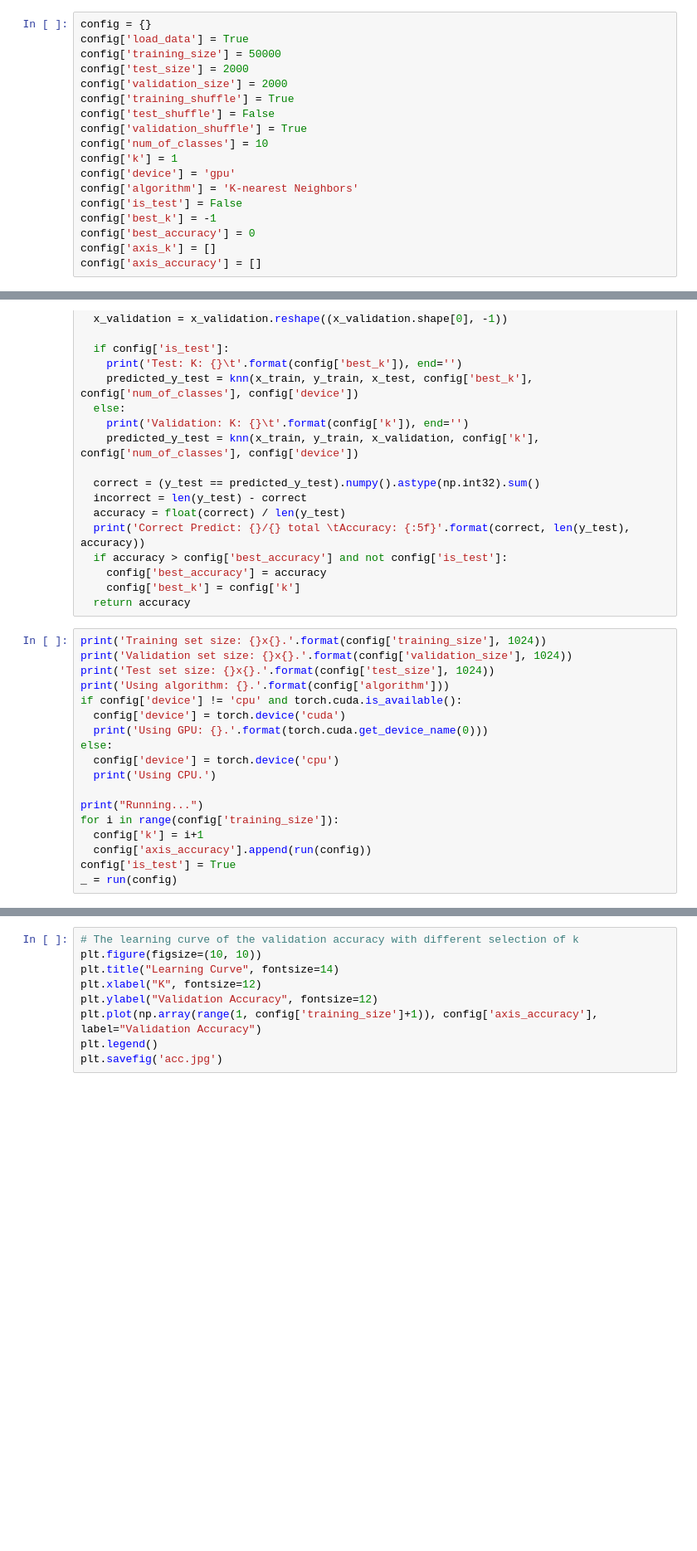
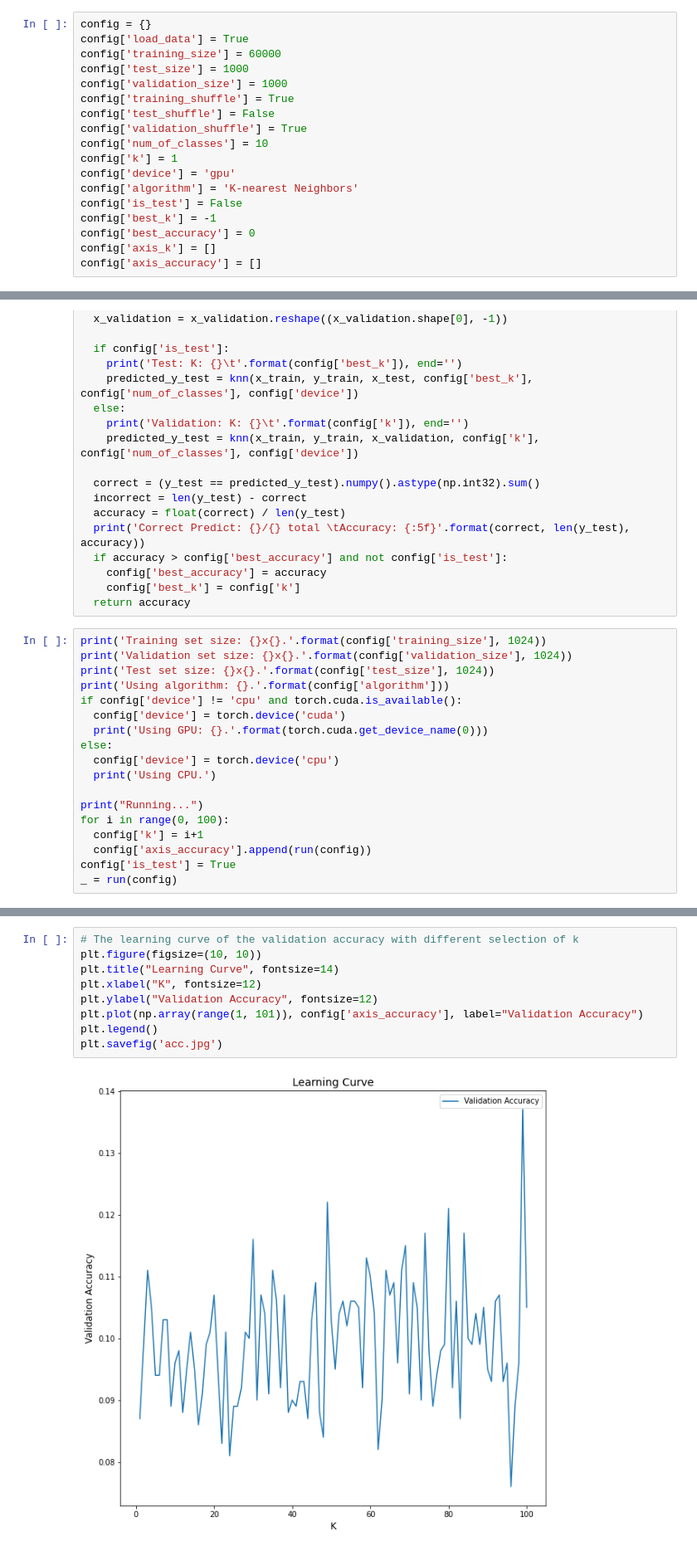
Before and after one commit to AcidCannon/CMPUT466-Mini-project, a Jupyter notebook: task1.ipynb, the cells around one changed output, grey strips where cells are left out. Shown at 83% size. Drawn from its saved outputs; the diff is of its cells as text; blank space fills up the shorter version.

```diff
--- a/task1.ipynb
+++ b/task1.ipynb
@@ -8,9 +8,9 @@ import matplotlib.pyplot as plt
 # %%
 config = {}
 config['load_data'] = True
-config['training_size'] = 50000
-config['test_size'] = 2000
-config['validation_size'] = 2000
+config['training_size'] = 60000
+config['test_size'] = 1000
+config['validation_size'] = 1000
 config['training_shuffle'] = True
 config['test_shuffle'] = False
 config['validation_shuffle'] = True
@@ -127,7 +127,7 @@ else:
   print('Using CPU.')
 
 print("Running...")
-for i in range(config['training_size']):
+for i in range(0, 100):
   config['k'] = i+1
   config['axis_accuracy'].append(run(config))
 config['is_test'] = True
@@ -161,9 +161,11 @@ Validation: K: 108      Correct Predict: 100/1000 total         Accuracy: 0.1000
 # %%
 # The learning curve of the validation accuracy with different selection of k
 plt.figure(figsize=(10, 10))
 plt.title("Learning Curve", fontsize=14)
 plt.xlabel("K", fontsize=12)
 plt.ylabel("Validation Accuracy", fontsize=12)
-plt.plot(np.array(range(1, config['training_size']+1)), config['axis_accuracy'], label="Validation Accuracy")
+plt.plot(np.array(range(1, 101)), config['axis_accuracy'], label="Validation Accuracy")
 plt.legend()
 plt.savefig('acc.jpg')
+# %% [output]
+[figure, added]
```
Also changed, not shown: parts of 1 cell of this notebook.
